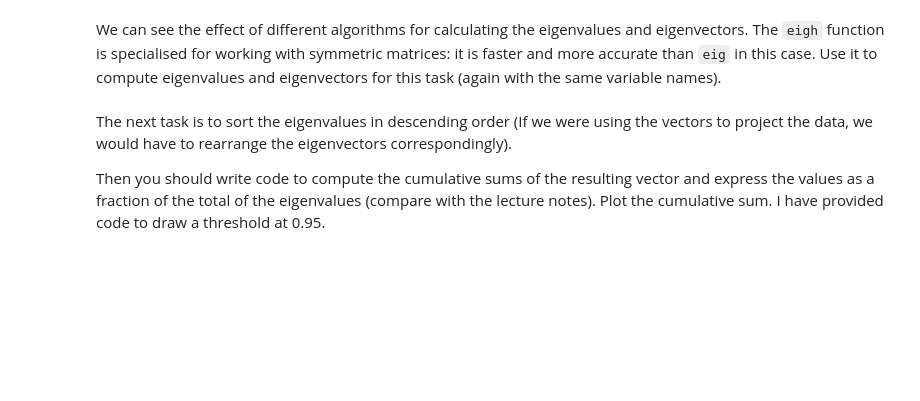
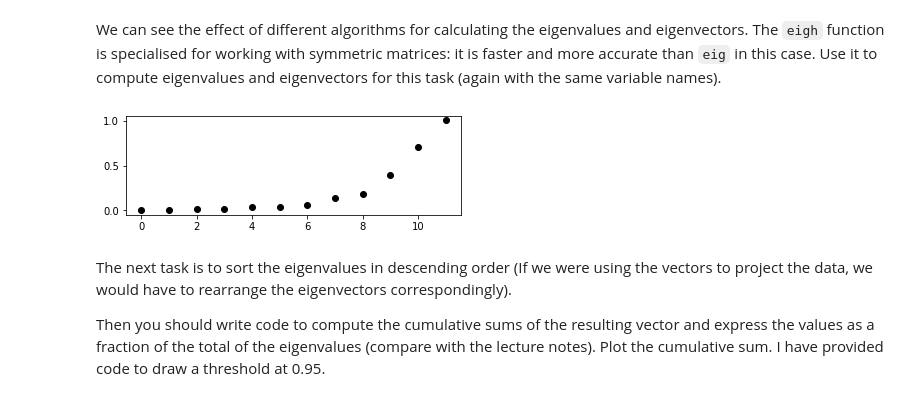
Before and after one commit to Raynham/Advanced-Data-Dnalytics, a Jupyter notebook: week2/Worksheet2.ipynb, the cells around one changed output. Drawn from its saved outputs; the diff is of its cells as text; code cells hidden in the pictures; blank space fills up the shorter version.

```diff
--- a/week2/Worksheet2.ipynb
+++ b/week2/Worksheet2.ipynb
@@ -65,10 +93,12 @@ Now we list and plot the eigenvalues.
 We can see the effect of different algorithms for calculating the eigenvalues and eigenvectors. The `eigh` function is specialised for working with symmetric matrices: it is faster and more accurate than `eig` in this case. Use it to compute eigenvalues and eigenvectors for this task (again with the same variable names).
 # %%
 #TODO - then uncomment plotting code
-
-#plt.subplot(212)
-#plt.plot( eval, 'ok')
-#plt.show()
+eval,evec = np.linalg.eigh(covariance_matrix)
+plt.subplot(212)
+plt.plot( eval, 'ok')
+plt.show()
+# %% [output]
+[figure, added]
 # %% [markdown]
 The next task is to sort the eigenvalues in descending order (If we were using the vectors to project the data, we would have to rearrange the eigenvectors correspondingly).
 
```
Also changed, not shown: parts of 24 cells of this notebook.
